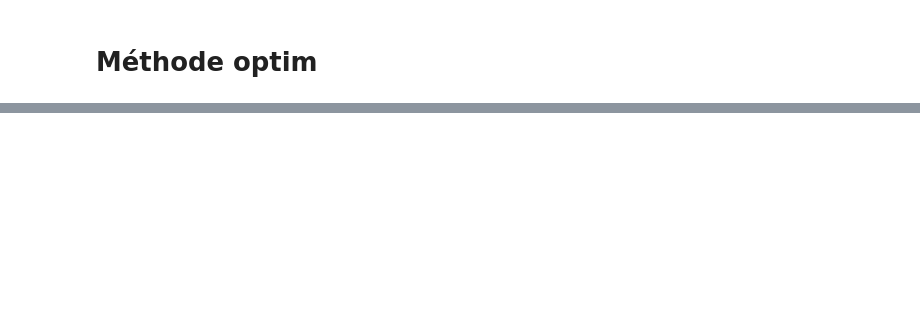
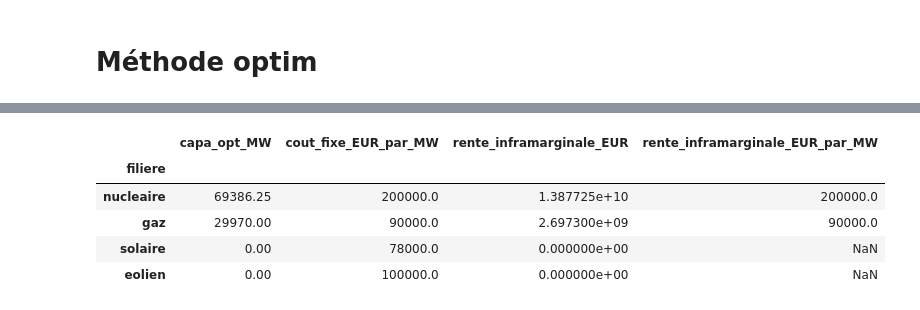
Before and after one commit to Alx-Lebeau/Cours-EcoElec, a Jupyter notebook: notebooks/02_Equilibre_Long_Terme.ipynb, the cells around one changed output, grey strips where cells are left out. Drawn from its saved outputs; the diff is of its cells as text; code cells hidden in the pictures; blank space fills up the shorter version.

```diff
--- a/notebooks/02_Equilibre_Long_Terme.ipynb
+++ b/notebooks/02_Equilibre_Long_Terme.ipynb
@@ -81,2 +84,9 @@ ax.set_ylim([0,500])
 # %% [markdown]
 # Méthode optim
+# %%
+donnees_filieres = {
+    "nucleaire": {"cout_variable": 10.0,
+                  "cout_fixe": 200000.0},
+    "gaz": {"cout_variable": 80.0,
+            "cout_fixe": 90000}
+}
@@ -82,0 +215,16 @@ ax.set_ylim([0,500])
+# %%
+
+# Import des données
+df_dispo = pd.read_csv("Disponibilites_2024.csv",index_col=0)
+df_dispo["heure"] = pd.to_datetime(df_dispo["heure"])
+# %%
+donnees_filieres = {
+    "nucleaire": {"cout_variable": 10.0,
+                  "cout_fixe": 200000.0},
+    "gaz": {"cout_variable": 80.0,
+            "cout_fixe": 90000},
+    "solaire": {"cout_variable": 0.0,
+                 "cout_fixe":78000},
+    "eolien": {"cout_variable": 0.0,
+                 "cout_fixe":100000}
+}
@@ -82,0 +344,9 @@ ax.set_ylim([0,500])
+# %%
+df_capa
+# %% [output]
+|  | capa_opt_MW | cout_fixe_EUR_par_MW | rente_inframarginale_EUR | rente_inframarginale_EUR_par_MW |
+| filiere |  |  |  |  |
+| nucleaire | 69386.25 | 200000.0 | 1.387725e+10 | 200000.0 |
+| gaz | 29970.00 | 90000.0 | 2.697300e+09 | 90000.0 |
+| solaire | 0.00 | 78000.0 | 0.000000e+00 | NaN |
+| eolien | 0.00 | 100000.0 | 0.000000e+00 | NaN |
```
Also changed, not shown: parts of 8 cells of this notebook.
